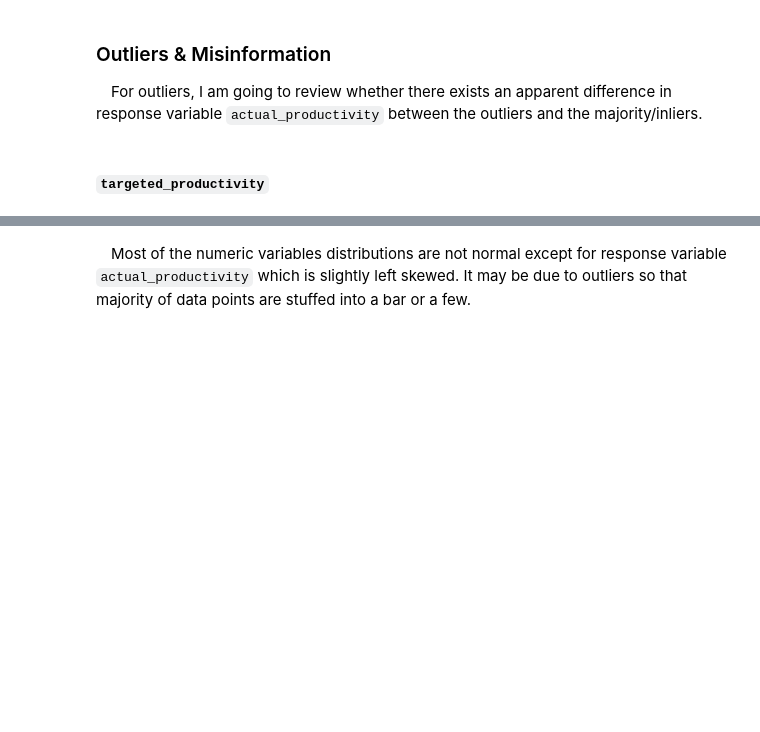
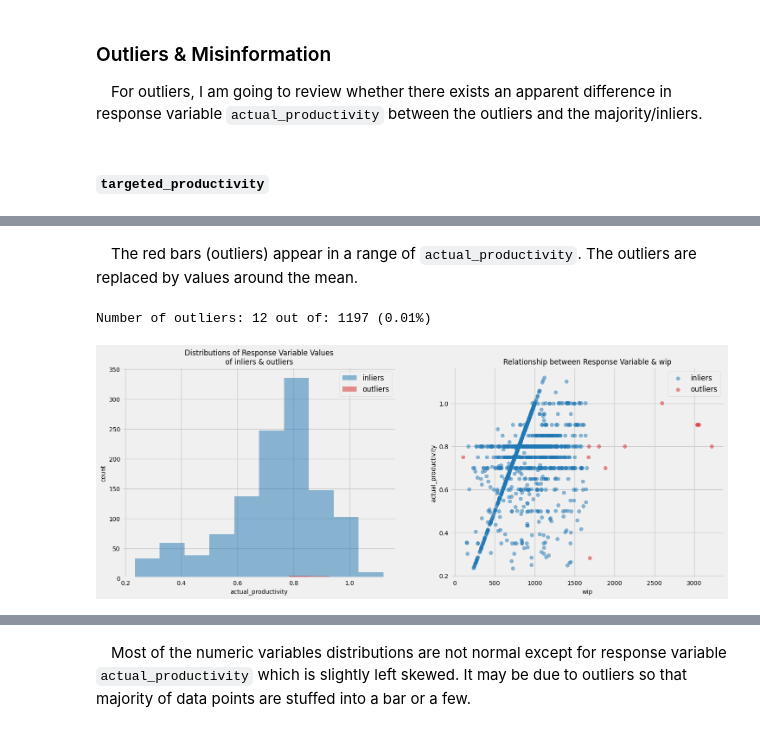
Before and after one commit to moscmh/productivity-prediction, a Jupyter notebook: garment.ipynb, the cells around one changed output, grey strips where cells are left out. Drawn from its saved outputs; the diff is of its cells as text; code cells hidden in the pictures; blank space fills up the shorter version.

```diff
--- a/garment.ipynb
+++ b/garment.ipynb
@@ -266,0 +266,10 @@ Requirement already satisfied: six>=1.5 in /Users/moswai/Documents/Mos/.venv/lib
+# %% [markdown]
+&emsp;The red bars (outliers) appear in a range of `actual_productivity`. The outliers are replaced by values around the mean.
+# %%
+feat_mean = Xy['wip'].mean()
+Xy.loc[inds,'wip'] = Xy['wip'].apply(lambda x: feat_mean + (x-feat_mean)/10)
+# Re-check outliers
+inds = outlier_exam_numeric('wip')
+# %% [output]
+Number of outliers: 12 out of: 1197 (0.01%)
+[figure, added]
```
Also changed, not shown: parts of 36 cells of this notebook.
